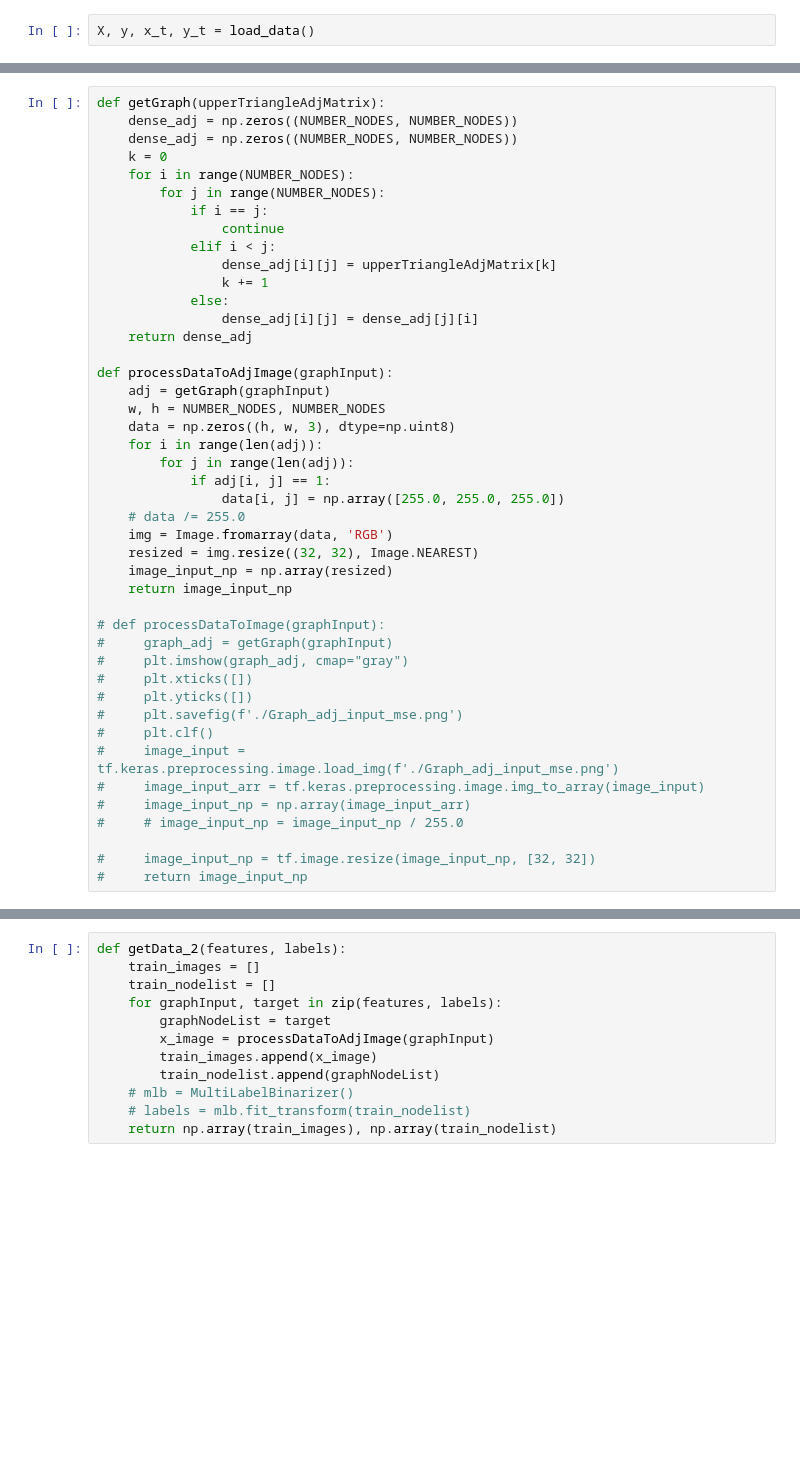
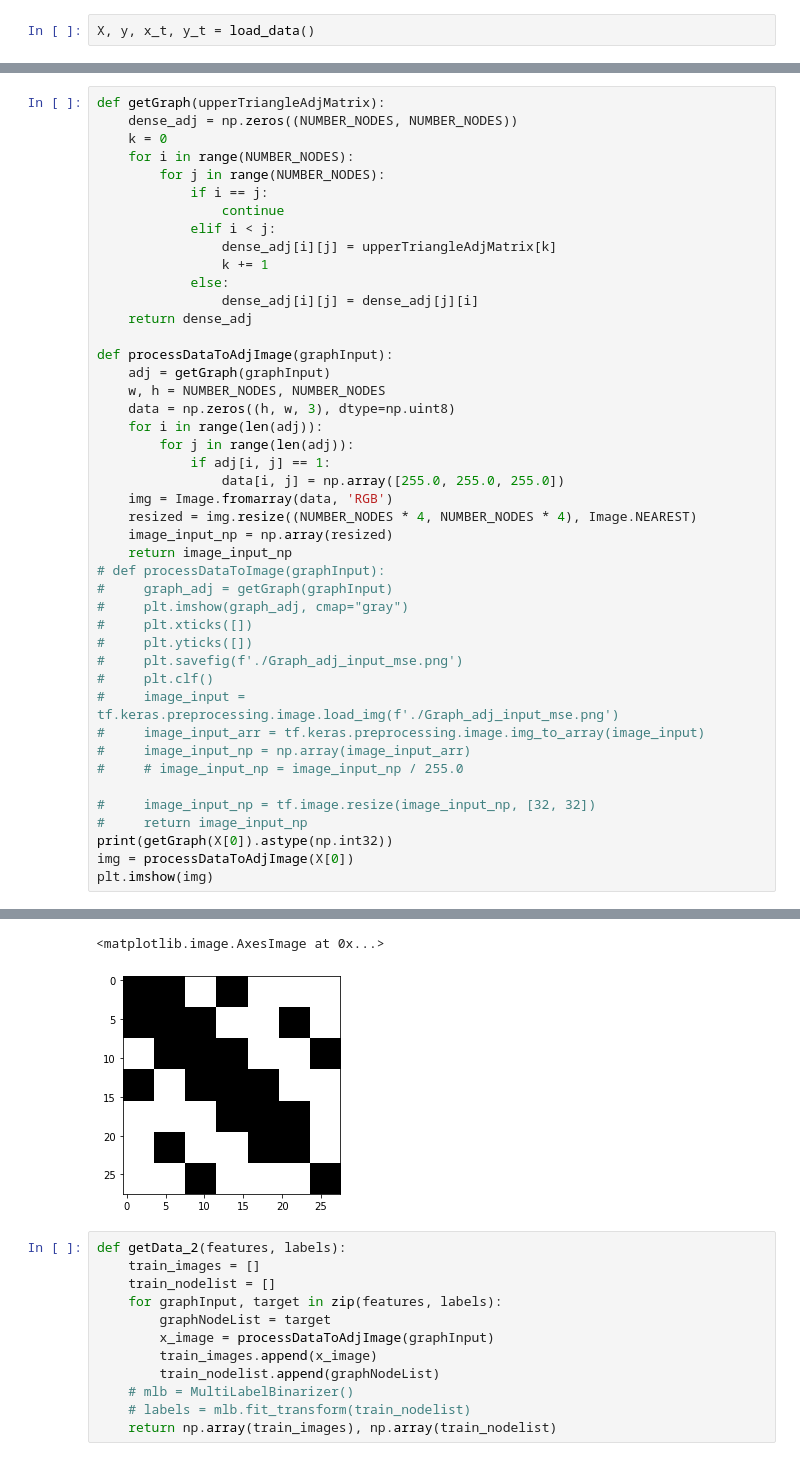
Before and after one commit to MLRG-CEFET-RJ/graph-structured-data, a Jupyter notebook: examples/bandwidth/CNN/adj_matrix_customLoss.ipynb, the cells around one changed output, grey strips where cells are left out. Drawn from its saved outputs; the diff is of its cells as text; blank space fills up the shorter version.

```diff
--- a/examples/bandwidth/CNN/adj_matrix_customLoss.ipynb
+++ b/examples/bandwidth/CNN/adj_matrix_customLoss.ipynb
@@ -73,6 +77,5 @@ print(y.shape)
 # %%
 def getGraph(upperTriangleAdjMatrix):
-    dense_adj = np.zeros((NUMBER_NODES, NUMBER_NODES))
     dense_adj = np.zeros((NUMBER_NODES, NUMBER_NODES))
     k = 0
     for i in range(NUMBER_NODES):
@@ -94,12 +97,10 @@ def processDataToAdjImage(graphInput):
         for j in range(len(adj)):
             if adj[i, j] == 1:
                 data[i, j] = np.array([255.0, 255.0, 255.0])
-    # data /= 255.0
     img = Image.fromarray(data, 'RGB')
-    resized = img.resize((32, 32), Image.NEAREST)
+    resized = img.resize((NUMBER_NODES * 4, NUMBER_NODES * 4), Image.NEAREST)
     image_input_np = np.array(resized)
     return image_input_np
-
 # def processDataToImage(graphInput):
 #     graph_adj = getGraph(graphInput)
 #     plt.imshow(graph_adj, cmap="gray")
@@ -114,3 +115,7 @@ def processDataToAdjImage(graphInput):
 
 #     image_input_np = tf.image.resize(image_input_np, [32, 32])
 #     return image_input_np
+print(getGraph(X[0]).astype(np.int32))
+img = processDataToAdjImage(X[0])
+plt.imshow(img)
+# %% [output]
@@ -117,3 +129,5 @@ def processDataToAdjImage(graphInput):
+<matplotlib.image.AxesImage at 0x...>
+[figure, added]
 # %%
 def getData_2(features, labels):
     train_images = []
```
Also changed, not shown: parts of 17 cells of this notebook, 13 other files.
